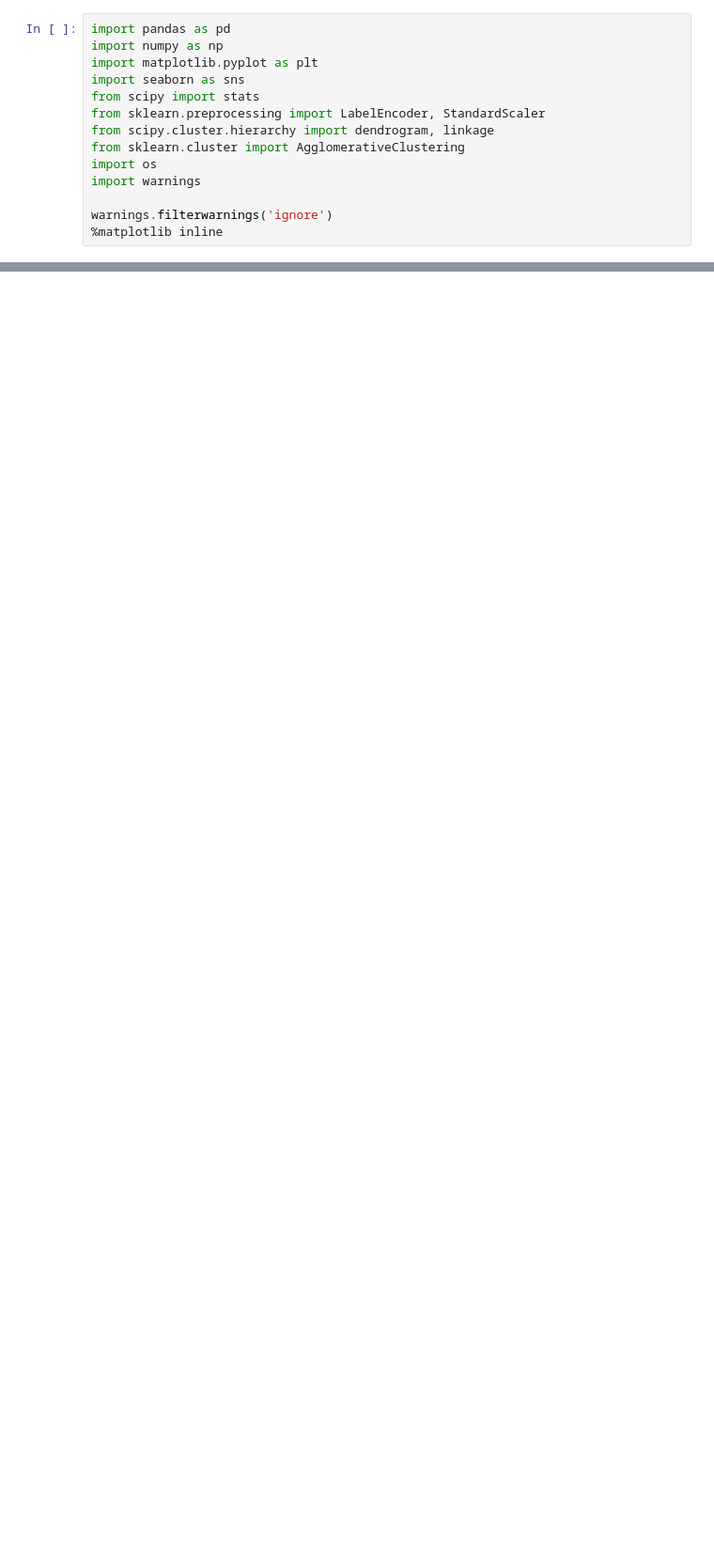
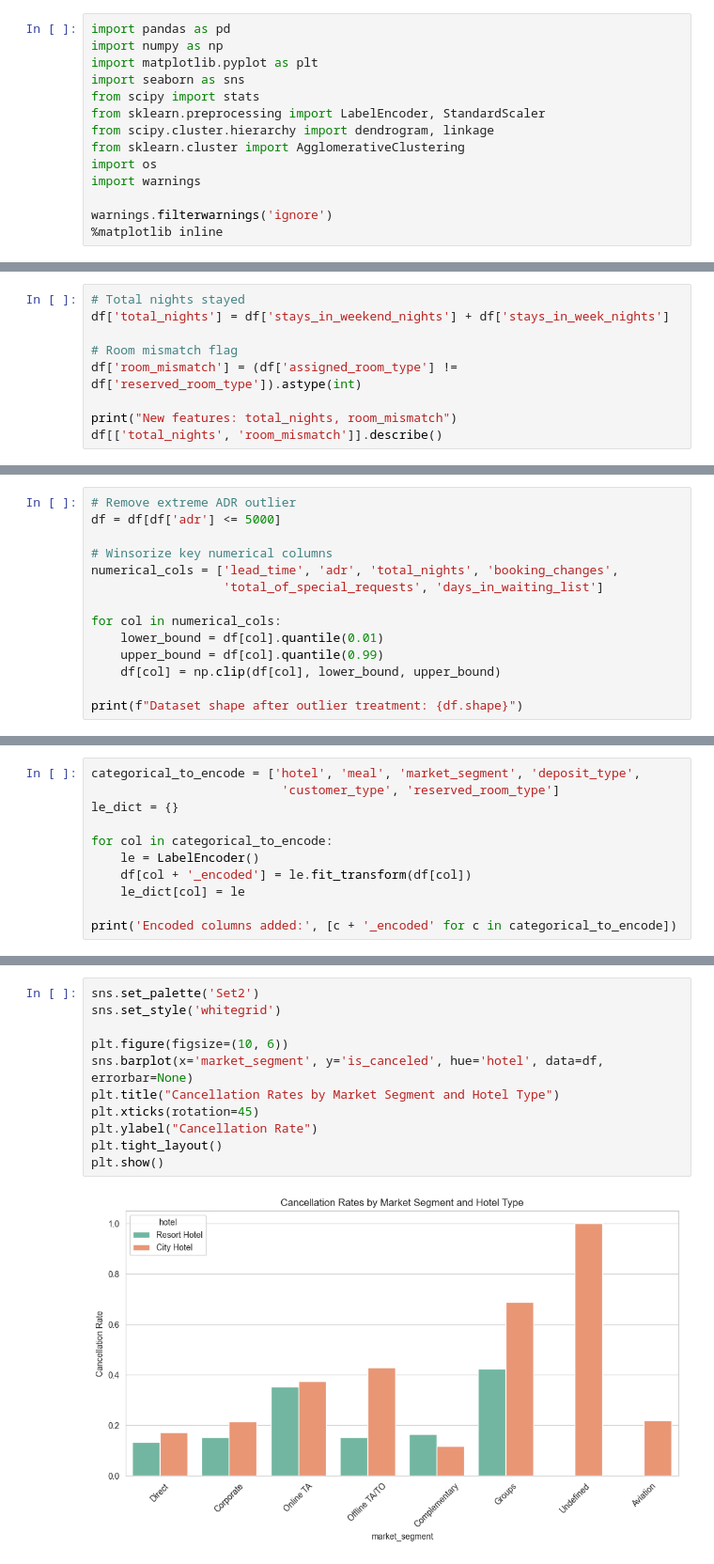
Before and after one commit to BhagyaInduwara/PUSL2077-DataScience-coursework, a Jupyter notebook: notebooks/Hotel_Booking_Analysis.ipynb, the cells around one changed output, grey strips where cells are left out. Shown at 94% size. Cells and saved outputs as stored; diff of their text form; blank space fills up the shorter version.

```diff
--- a/notebooks/Hotel_Booking_Analysis.ipynb
+++ b/notebooks/Hotel_Booking_Analysis.ipynb
@@ -54,0 +97,9 @@ print(df.isnull().sum()[df.isnull().sum() > 0])
+# %%
+# Total nights stayed
+df['total_nights'] = df['stays_in_weekend_nights'] + df['stays_in_week_nights']
+
+# Room mismatch flag
+df['room_mismatch'] = (df['assigned_room_type'] != df['reserved_room_type']).astype(int)
+
+print("New features: total_nights, room_mismatch")
+df[['total_nights', 'room_mismatch']].describe()
@@ -54,0 +120,14 @@ print(df.isnull().sum()[df.isnull().sum() > 0])
+# %%
+# Remove extreme ADR outlier
+df = df[df['adr'] <= 5000]
+
+# Winsorize key numerical columns
+numerical_cols = ['lead_time', 'adr', 'total_nights', 'booking_changes',
+                  'total_of_special_requests', 'days_in_waiting_list']
+
+for col in numerical_cols:
+    lower_bound = df[col].quantile(0.01)
+    upper_bound = df[col].quantile(0.99)
+    df[col] = np.clip(df[col], lower_bound, upper_bound)
+
+print(f"Dataset shape after outlier treatment: {df.shape}")
@@ -54,0 +139,11 @@ print(df.isnull().sum()[df.isnull().sum() > 0])
+# %%
+categorical_to_encode = ['hotel', 'meal', 'market_segment', 'deposit_type',
+                          'customer_type', 'reserved_room_type']
+le_dict = {}
+
+for col in categorical_to_encode:
+    le = LabelEncoder()
+    df[col + '_encoded'] = le.fit_transform(df[col])
+    le_dict[col] = le
+
+print('Encoded columns added:', [c + '_encoded' for c in categorical_to_encode])
@@ -54,0 +232,13 @@ print(df.isnull().sum()[df.isnull().sum() > 0])
+# %%
+sns.set_palette('Set2')
+sns.set_style('whitegrid')
+
+plt.figure(figsize=(10, 6))
+sns.barplot(x='market_segment', y='is_canceled', hue='hotel', data=df, errorbar=None)
+plt.title("Cancellation Rates by Market Segment and Hotel Type")
+plt.xticks(rotation=45)
+plt.ylabel("Cancellation Rate")
+plt.tight_layout()
+plt.show()
+# %% [output]
+[figure, added]
```
Also changed, not shown: parts of 54 cells of this notebook, 3 other files.
